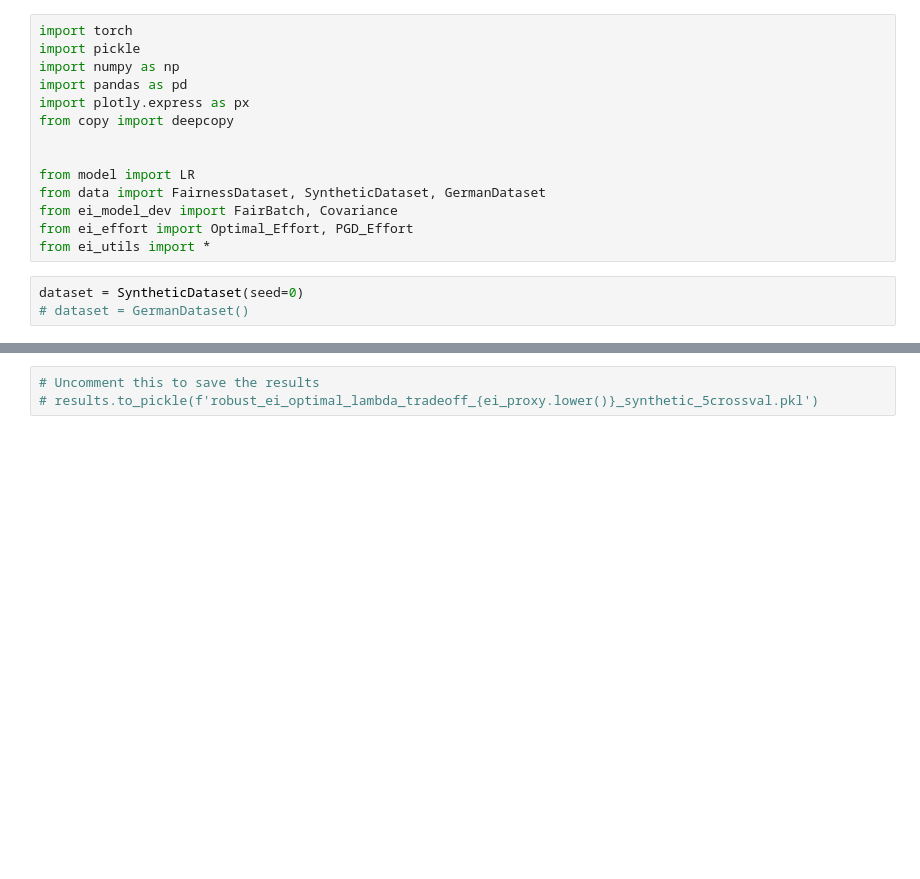
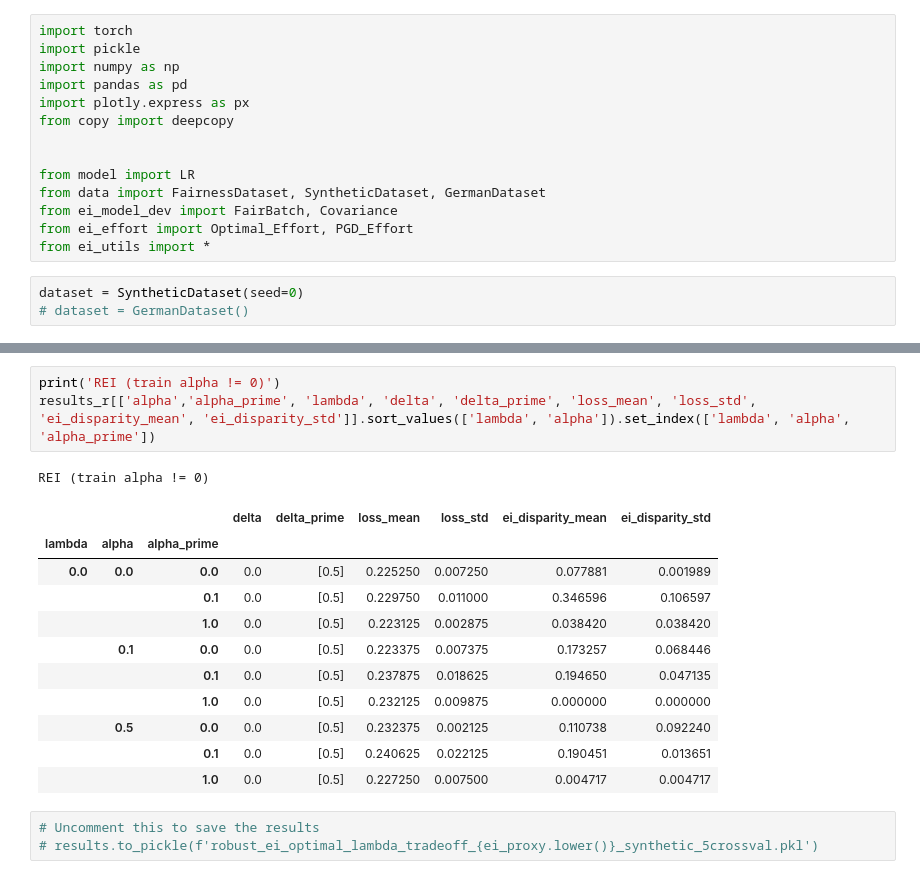
Before and after one commit to kshitij-kayastha/EqualImprovability, a Jupyter notebook: src/test_robustness.ipynb, the cells around one changed output, grey strips where cells are left out. Drawn from its saved outputs; the diff is of its cells as text; blank space fills up the shorter version.

```diff
--- a/src/test_robustness.ipynb
+++ b/src/test_robustness.ipynb
@@ -183,3 +225,19 @@ results_r[['alpha', 'lambda', 'delta', 'loss_mean', 'loss_std', 'ei_disparity_me
+# %%
+print('REI (train alpha != 0)')
+results_r[['alpha','alpha_prime', 'lambda', 'delta', 'delta_prime', 'loss_mean', 'loss_std', 'ei_disparity_mean', 'ei_disparity_std']].sort_values(['lambda', 'alpha']).set_index(['lambda', 'alpha', 'alpha_prime'])
+# %% [output]
+REI (train alpha != 0)
+|  |  |  | delta | delta_prime | loss_mean | loss_std | ei_disparity_mean | ei_disparity_std |
+| lambda | alpha | alpha_prime |  |  |  |  |  |  |
+| 0.0 | 0.0 | 0.0 | 0.0 | [0.5] | 0.225250 | 0.007250 | 0.077881 | 0.001989 |
+|  |  | 0.1 | 0.0 | [0.5] | 0.229750 | 0.011000 | 0.346596 | 0.106597 |
+|  |  | 1.0 | 0.0 | [0.5] | 0.223125 | 0.002875 | 0.038420 | 0.038420 |
+|  | 0.1 | 0.0 | 0.0 | [0.5] | 0.223375 | 0.007375 | 0.173257 | 0.068446 |
+|  |  | 0.1 | 0.0 | [0.5] | 0.237875 | 0.018625 | 0.194650 | 0.047135 |
+|  |  | 1.0 | 0.0 | [0.5] | 0.232125 | 0.009875 | 0.000000 | 0.000000 |
+|  | 0.5 | 0.0 | 0.0 | [0.5] | 0.232375 | 0.002125 | 0.110738 | 0.092240 |
+|  |  | 0.1 | 0.0 | [0.5] | 0.240625 | 0.022125 | 0.190451 | 0.013651 |
+|  |  | 1.0 | 0.0 | [0.5] | 0.227250 | 0.007500 | 0.004717 | 0.004717 |
 # %%
 # Uncomment this to save the results
 # results.to_pickle(f'robust_ei_optimal_lambda_tradeoff_{ei_proxy.lower()}_synthetic_5crossval.pkl')
```
Also changed, not shown: parts of 9 cells of this notebook, 2 other files.
